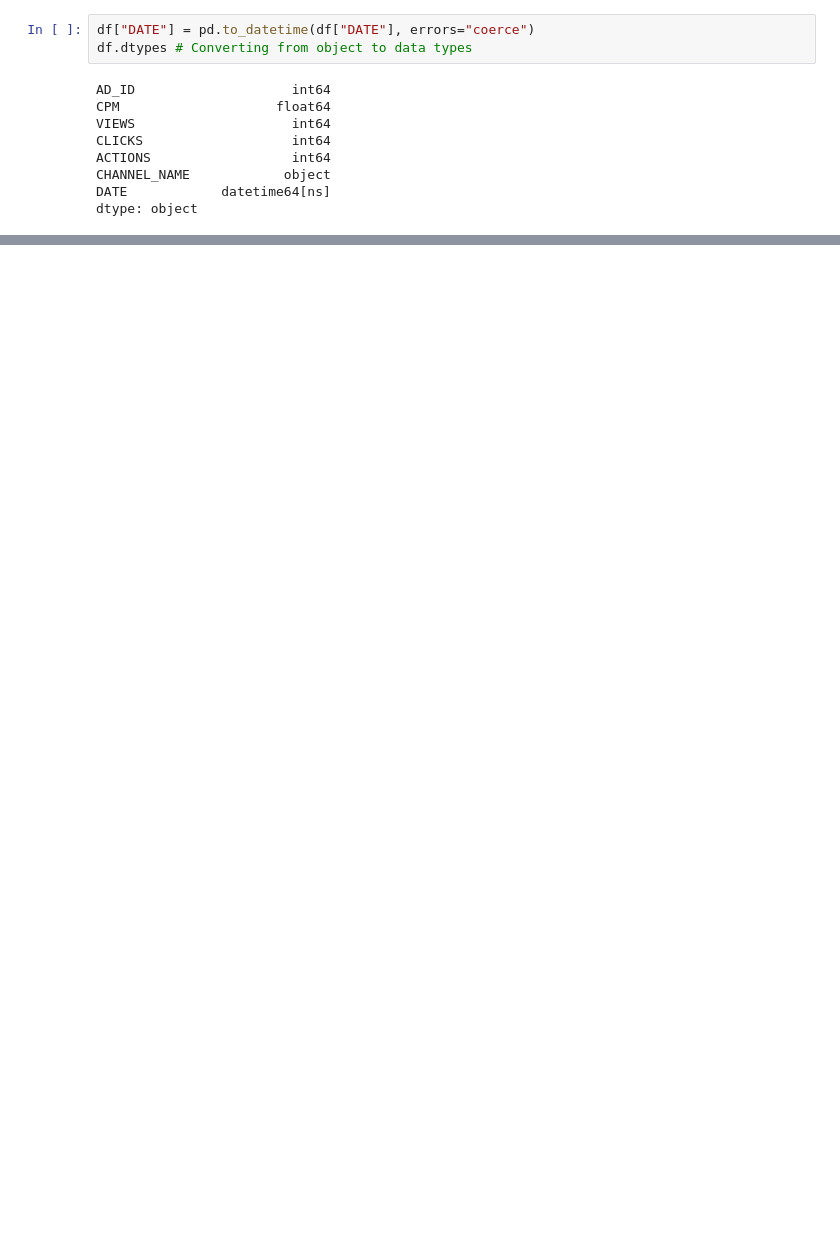
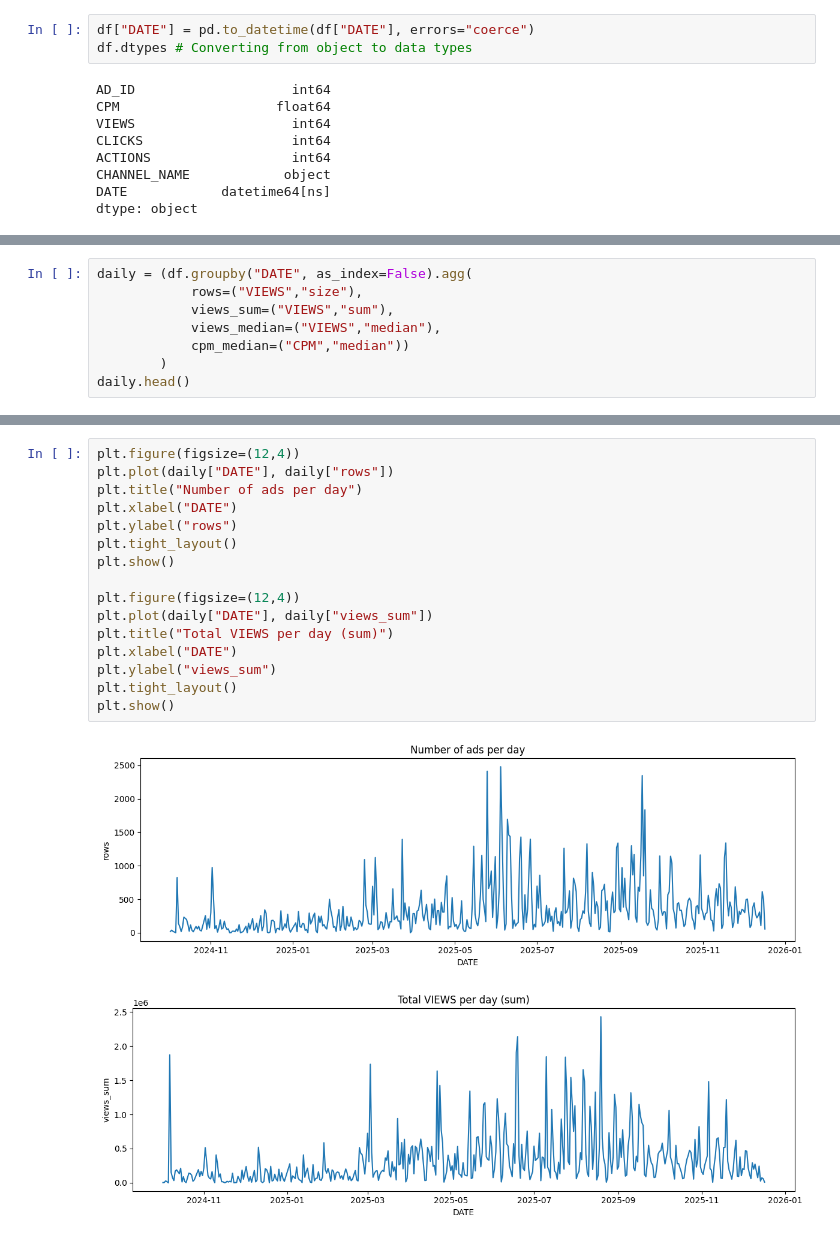
Before and after one commit to Karimkhab/telegram-ads-forecaster, a Jupyter notebook: notebook/EDA.ipynb, the cells around one changed output, grey strips where cells are left out. Saved outputs shown, nothing was run; the diff lists cells and outputs as text; blank space fills up the shorter version.

```diff
--- a/notebook/EDA.ipynb
+++ b/notebook/EDA.ipynb
@@ -131,0 +173,8 @@ plot_hist(df["VIEWS"], "VIEWS distribution (log x)", bins=80, logx=True)
+# %%
+daily = (df.groupby("DATE", as_index=False).agg(
+            rows=("VIEWS","size"),
+            views_sum=("VIEWS","sum"),
+            views_median=("VIEWS","median"),
+            cpm_median=("CPM","median"))
+        )
+daily.head()
@@ -131,0 +188,19 @@ plot_hist(df["VIEWS"], "VIEWS distribution (log x)", bins=80, logx=True)
+# %%
+plt.figure(figsize=(12,4))
+plt.plot(daily["DATE"], daily["rows"])
+plt.title("Number of ads per day")
+plt.xlabel("DATE")
+plt.ylabel("rows")
+plt.tight_layout()
+plt.show()
+
+plt.figure(figsize=(12,4))
+plt.plot(daily["DATE"], daily["views_sum"])
+plt.title("Total VIEWS per day (sum)")
+plt.xlabel("DATE")
+plt.ylabel("views_sum")
+plt.tight_layout()
+plt.show()
+# %% [output]
+[figure, added]
+[figure, added]
```
Also changed, not shown: parts of 27 cells of this notebook.
